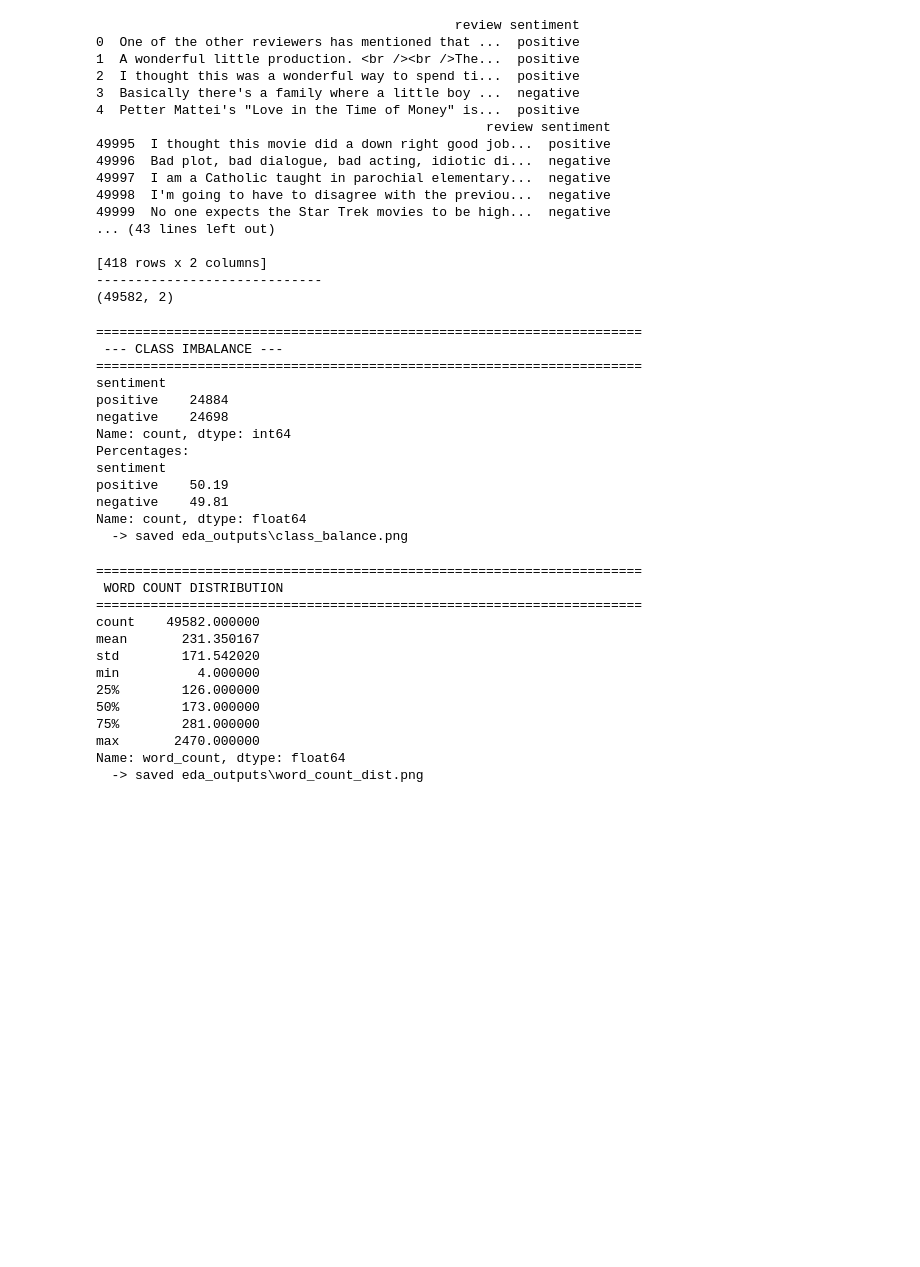
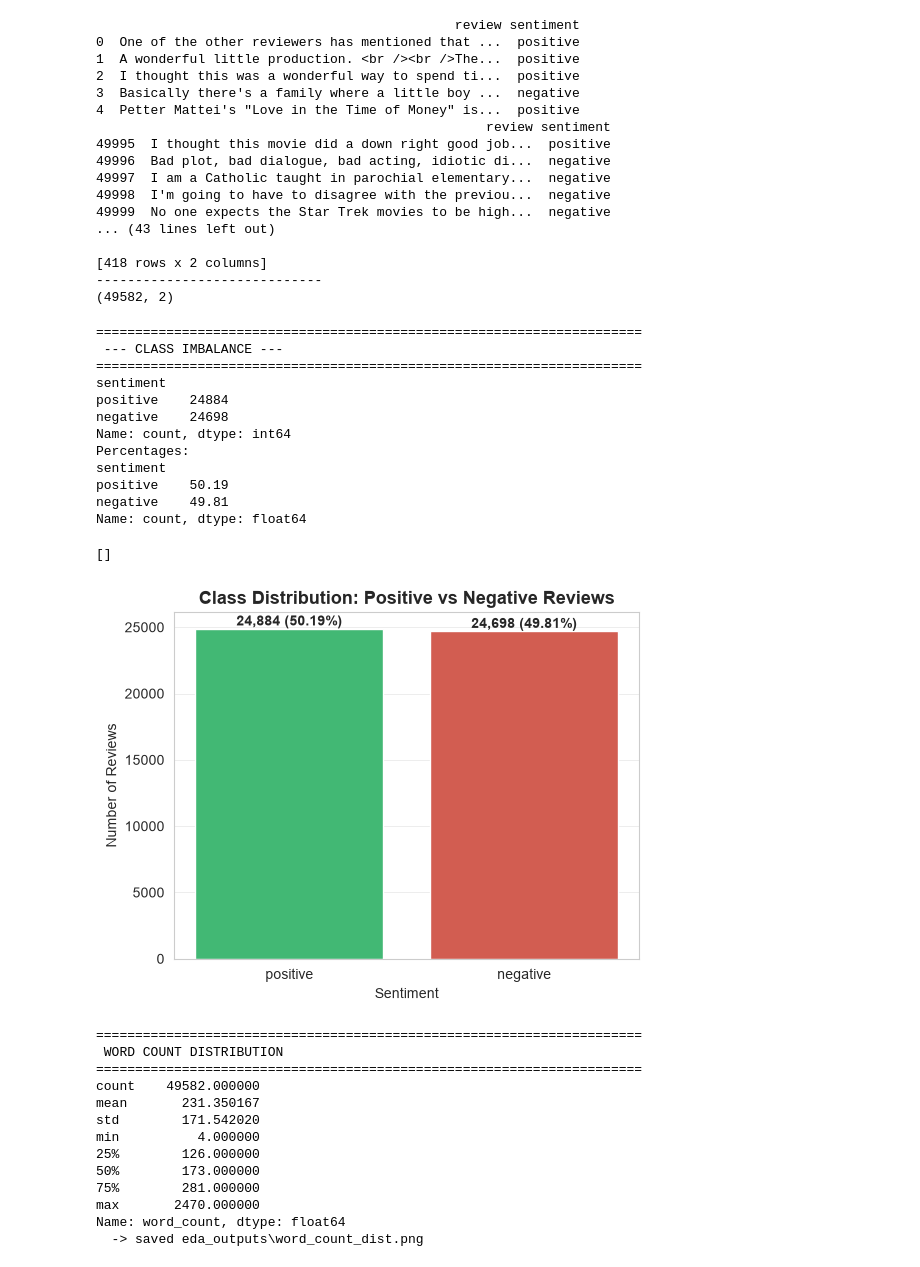
Before and after one commit to MudithMCoder/Sentiment-Analysis-on-Reviews, a Jupyter notebook: Pipeline.ipynb, the cells around one changed output. Cells and saved outputs as stored; diff of their text form; code cells hidden in the pictures; blank space fills up the shorter version.

Commit message:
Updated EDA saving images to plot them
Deleted helper function savefig. Updated all savefig function to plt.plot()

```diff
--- a/Pipeline.ipynb
+++ b/Pipeline.ipynb
@@ -79,13 +79,6 @@ HTML_TAG_RE = re.compile(r"<[^>]+>")
 URL_RE = re.compile(r"http\S+|www\.\S+")
 NON_ALPHA_RE = re.compile(r"[^a-zA-Z\s]")
 ALLCAPS_WORD_RE = re.compile(r"\b[A-Z]{2,}\b")
-
-def save_fig(fig, name):
-    path = os.path.join(OUTPUT_DIR, name)
-    fig.savefig(path, bbox_inches="tight")
-    print(f"  -> saved {path}")
-    plt.close(fig)
-
 
 def clean_text(text):
     """Lowercase, strip HTML/URLs/punctuation/digits ."""
@@ -111,35 +104,36 @@ print("=" * 70)
 counts = df["sentiment"].value_counts()
 pct = (counts / counts.sum() * 100).round(2)
 print(counts)
 print(f"Percentages:\n{pct}")
 
 fig, ax = plt.subplots(figsize=(6, 4.5))
 sns.barplot(
     x=counts.index, y=counts.values,
     hue=counts.index, legend=False,
     palette={"positive": POS_COLOR, "negative": NEG_COLOR}, ax=ax,
 )
 for i, v in enumerate(counts.values):
     ax.text(i, v + max(counts.values) * 0.01, f"{v:,} ({pct.iloc[i]}%)",
             ha="center", fontweight="bold")
 ax.set_title("Class Distribution: Positive vs Negative Reviews", fontsize=13, fontweight="bold")
 ax.set_xlabel("Sentiment")
 ax.set_ylabel("Number of Reviews")
-save_fig(fig, "class_balance.png")
+plt.plot()
 # %% [output]
 ======================================================================
  --- CLASS IMBALANCE ---
 ======================================================================
 sentiment
 positive    24884
 negative    24698
 Name: count, dtype: int64
 Percentages:
 sentiment
 positive    50.19
 negative    49.81
 Name: count, dtype: float64
-  -> saved eda_outputs\class_balance.png
+[]
+[figure, added]
 # %%
 
 ''' --- WORD COUNT PER REVIEW --- '''
```
Also changed, not shown: parts of 5 cells of this notebook.
